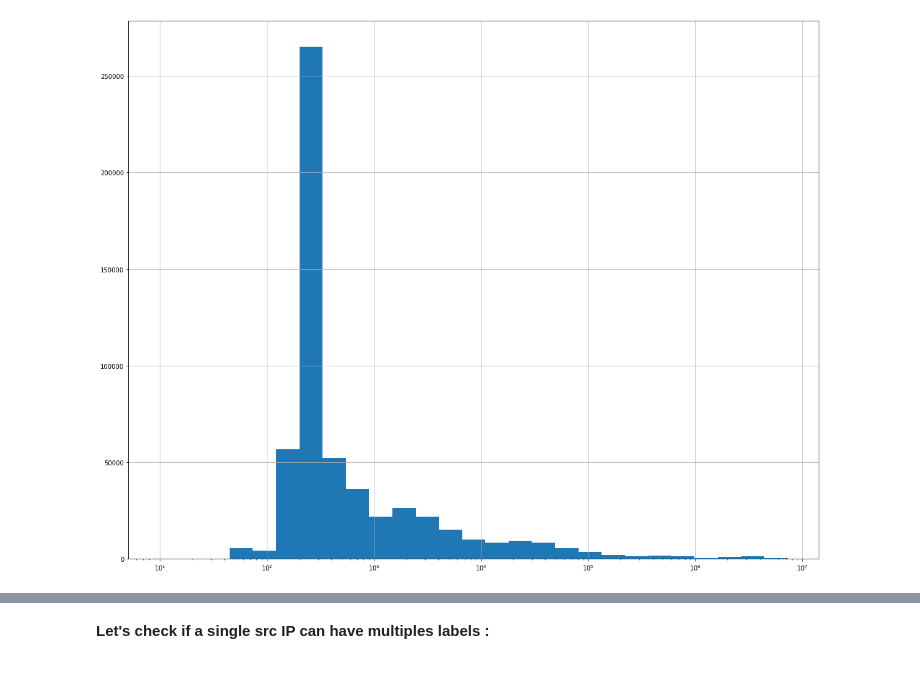
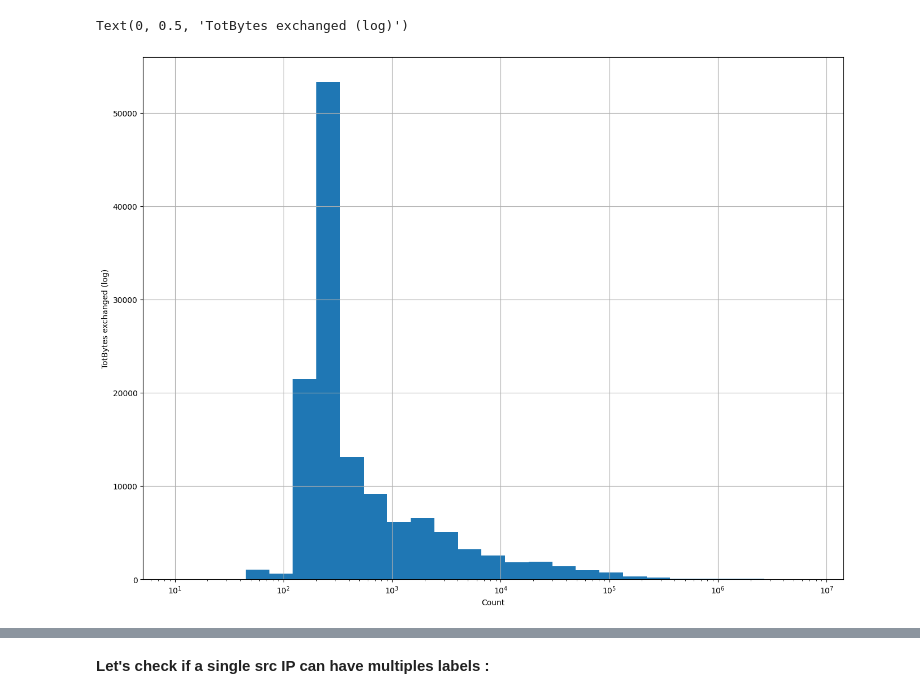
Before and after one commit to mgendr/CTU_13_Supervision_Des_Systemes, a Jupyter notebook: First Analysis.ipynb, the cells around one changed output, grey strips where cells are left out. Drawn from its saved outputs; the diff is of its cells as text; code cells hidden in the pictures.

```diff
--- a/First Analysis.ipynb
+++ b/First Analysis.ipynb
@@ -12,10 +12,10 @@ from random import randint
 from tqdm.auto import tqdm
 tqdm.pandas()
 
-plt.rcParams["figure.figsize"] = (20, 16)
+plt.rcParams["figure.figsize"] = (16, 12)
 warnings.simplefilter("ignore")
 # %%
-current_dataset = 6
+current_dataset = 5
 name_directory = "CTU-13-Dataset"
 path = os.path.join(name_directory,str(current_dataset))
 os.listdir(path)
@@ -47,6 +50,11 @@ df
 def preprocess_df(df):
     df['Sport'] = df['Sport'].fillna(-1)
     df['Dport'] = df['Dport'].fillna(-1)
+    df["Backgroung_label"] = df.Label.str.contains("Background")
+    df["Normal_label"] = df.Label.str.contains("Normal")
+    df["Botnet_label"] = df.Label.str.contains("Botnet")
+    df["StartTime"] = pd.to_datetime(df["StartTime"])
+    df.sort_values("StartTime", inplace = True)
     return df
 df = preprocess_df(df)
 #df = df.iloc[0:500]
@@ -103,5 +120,8 @@ df.DstAddr.value_counts().plot.box()
 # %%
 ax = df.TotBytes.hist(bins = 10*np.exp(np.arange(0,14,0.5)))
 ax.set_xscale('log')
+plt.xlabel("Count")
+plt.ylabel("TotBytes exchanged (log)")
 # %% [output]
+Text(0, 0.5, 'TotBytes exchanged (log)')
-[figure, old version]
+[figure, new version]
```
Also changed, not shown: parts of 19 cells of this notebook, 1 other file.
